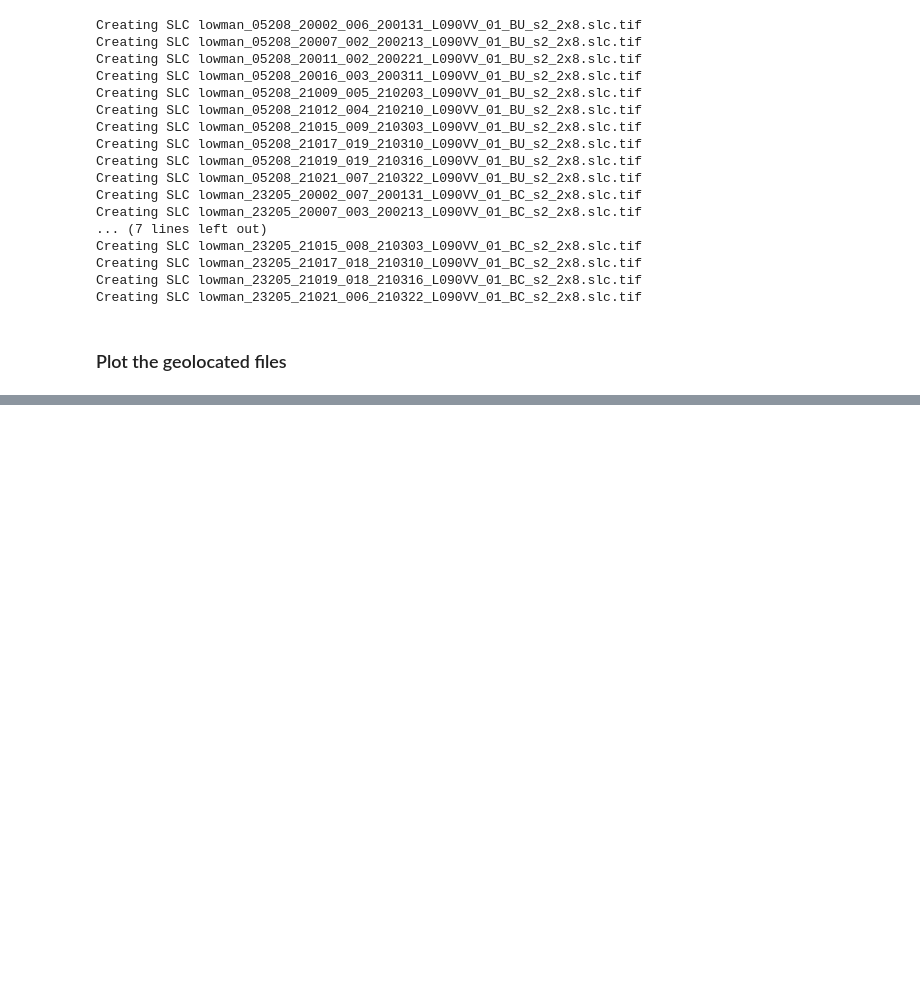
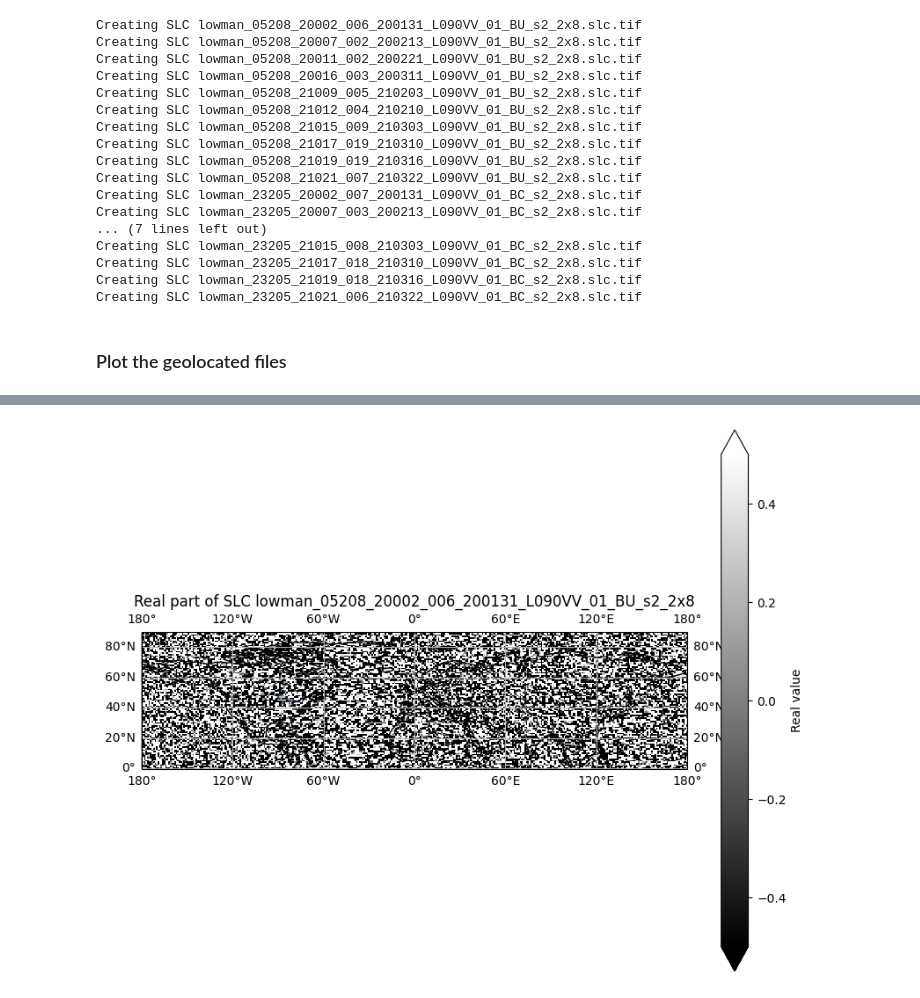
Before and after one commit to julober/snowex_uavsar_coherence, a Jupyter notebook: notebooks/geocoding.ipynb, the cells around one changed output, grey strips where cells are left out. Saved outputs shown, nothing was run; the diff lists cells and outputs as text; code cells hidden in the pictures; blank space fills up the shorter version.

```diff
--- a/notebooks/geocoding.ipynb
+++ b/notebooks/geocoding.ipynb
@@ -125,0 +139,16 @@ lowman_05208_20002_real.plot(vmin=-1, vmax=1)
+# %%
+# Plotting with basemap
+
+import cartopy as ccrs
+
+fig = plt.figure(figsize=(10, 8))
+ax = fig.add_subplot(1, 1, 1, projection=ccrs.crs.PlateCarree()) # Or other suitable projection
+phase.plot(ax=ax, transform=ccrs.crs.PlateCarree(), vmin=-0.5, vmax=0.5, cmap='gray', cbar_kwargs={'label': 'Real value'})
+ax.coastlines()
+ax.add_feature(ccrs.feature.BORDERS, linestyle=':')
+ax.add_feature(ccrs.feature.LAKES, alpha=0.5)
+ax.gridlines(draw_labels=True, dms=True, x_inline=False, y_inline=False)
+ax.set_title('Real part of SLC lowman_05208_20002_006_200131_L090VV_01_BU_s2_2x8')
+plt.show()
+# %% [output]
+[figure, added]
```
Also changed, not shown: parts of 1 cell of this notebook.
